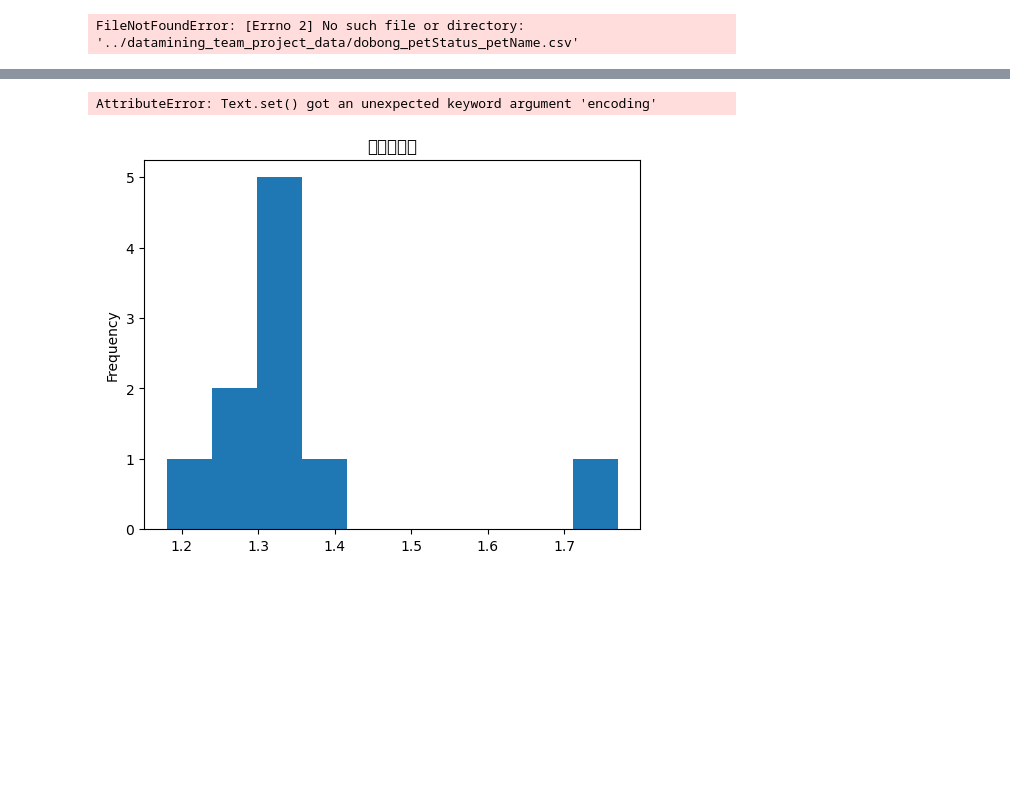
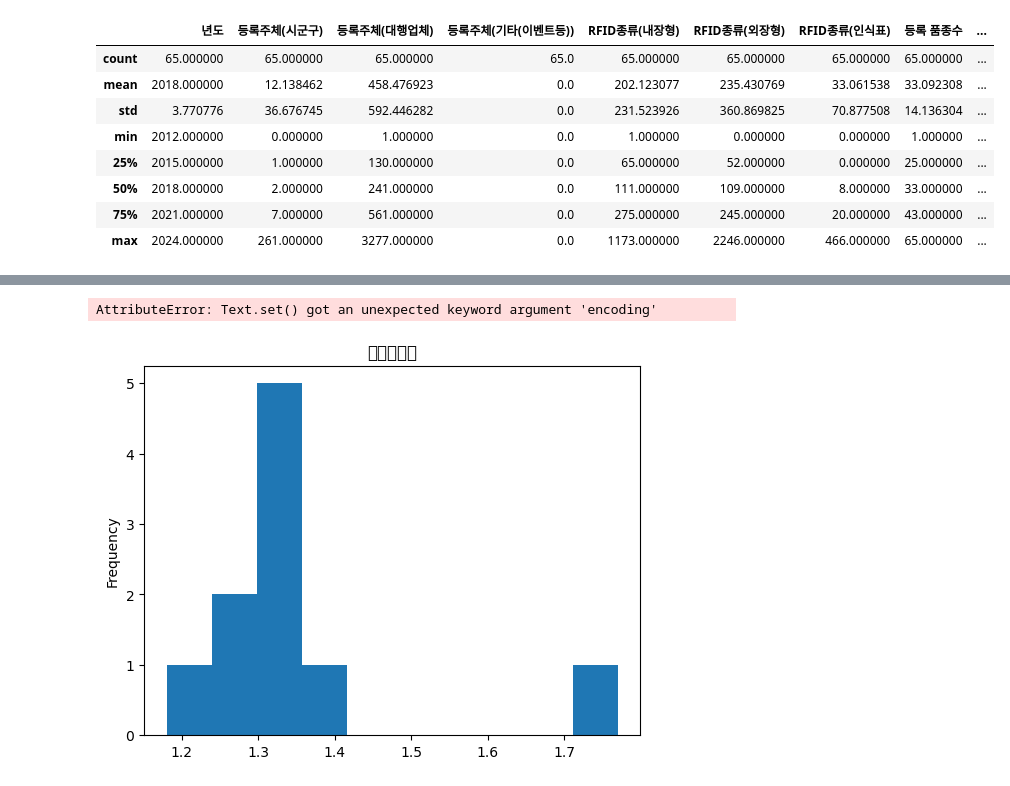
Before and after one commit to Castlemo/data_mining_H, a Jupyter notebook: data_mining/data_anaysis.ipynb, the cells around one changed output, grey strips where cells are left out. Drawn from its saved outputs; the diff is of its cells as text; code cells hidden in the pictures; blank space fills up the shorter version.

```diff
--- a/data_mining/data_anaysis.ipynb
+++ b/data_mining/data_anaysis.ipynb
@@ -1,15 +1,25 @@
 # %%
 import pandas as pd
 import numpy as np
 
 df  = pd.read_csv("../datamining_team_project_data/nowon_PetStatus.csv", encoding='cp949')
 df2 = pd.read_csv("../datamining_team_project_data/dongdaemun_PetStatus20.csv", encoding='cp949')
 df3 = pd.read_csv("../datamining_team_project_data/dongdaemun_petName.csv", encoding='cp949')
-df_dobong = pd.read_csv("../datamining_team_project_data/dobong_petStatus_petName.csv", encoding='cp949')
-df_loan = pd.read_csv("임대동향 지역별 임대료(2024년3분기~)_소규모 상가.csv", encoding='cp949')
+df_dobong = pd.read_csv("../datamining_team_project_data/dobong_petStatus.csv", encoding='cp949')
+df_loan = pd.read_csv("../datamining_team_project_data/임대동향 지역별 임대료(2024년3분기~)_소규모 상가.csv", encoding='cp949')
+df_seoulZone = pd.read_csv("../datamining_team_project_data/seoul_businessZone.csv", encoding='cp949')
+
 df.describe()
 # %% [output]
-FileNotFoundError: [Errno 2] No such file or directory: '../datamining_team_project_data/dobong_petStatus_petName.csv'
+|  | 년도 | 등록주체(시군구) | 등록주체(대행업체) | 등록주체(기타(이벤트등)) | RFID종류(내장형) | RFID종류(외장형) | RFID종류(인식표) | 등록 품종수 | ... |
+| count | 65.000000 | 65.000000 | 65.000000 | 65.0 | 65.000000 | 65.000000 | 65.000000 | 65.000000 | ... |
+| mean | 2018.000000 | 12.138462 | 458.476923 | 0.0 | 202.123077 | 235.430769 | 33.061538 | 33.092308 | ... |
+| std | 3.770776 | 36.676745 | 592.446282 | 0.0 | 231.523926 | 360.869825 | 70.877508 | 14.136304 | ... |
+| min | 2012.000000 | 0.000000 | 1.000000 | 0.0 | 1.000000 | 0.000000 | 0.000000 | 1.000000 | ... |
+| 25% | 2015.000000 | 1.000000 | 130.000000 | 0.0 | 65.000000 | 52.000000 | 0.000000 | 25.000000 | ... |
+| 50% | 2018.000000 | 2.000000 | 241.000000 | 0.0 | 111.000000 | 109.000000 | 8.000000 | 33.000000 | ... |
+| 75% | 2021.000000 | 7.000000 | 561.000000 | 0.0 | 275.000000 | 245.000000 | 20.000000 | 43.000000 | ... |
+| max | 2024.000000 | 261.000000 | 3277.000000 | 0.0 | 1173.000000 | 2246.000000 | 466.000000 | 65.000000 | ... |
 # %%
 df2
 
```
Also changed, not shown: parts of 11 cells of this notebook, 17 other files.
